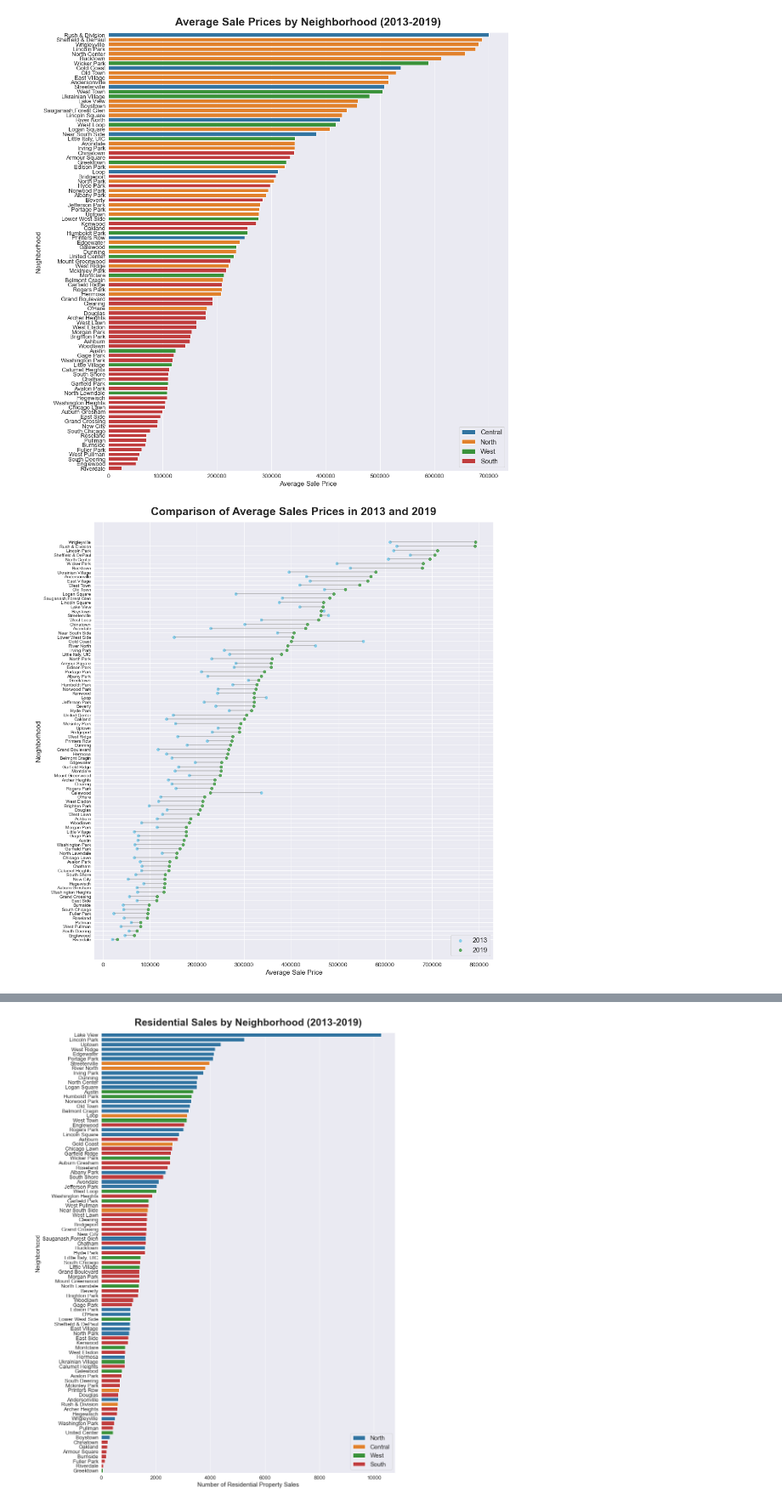
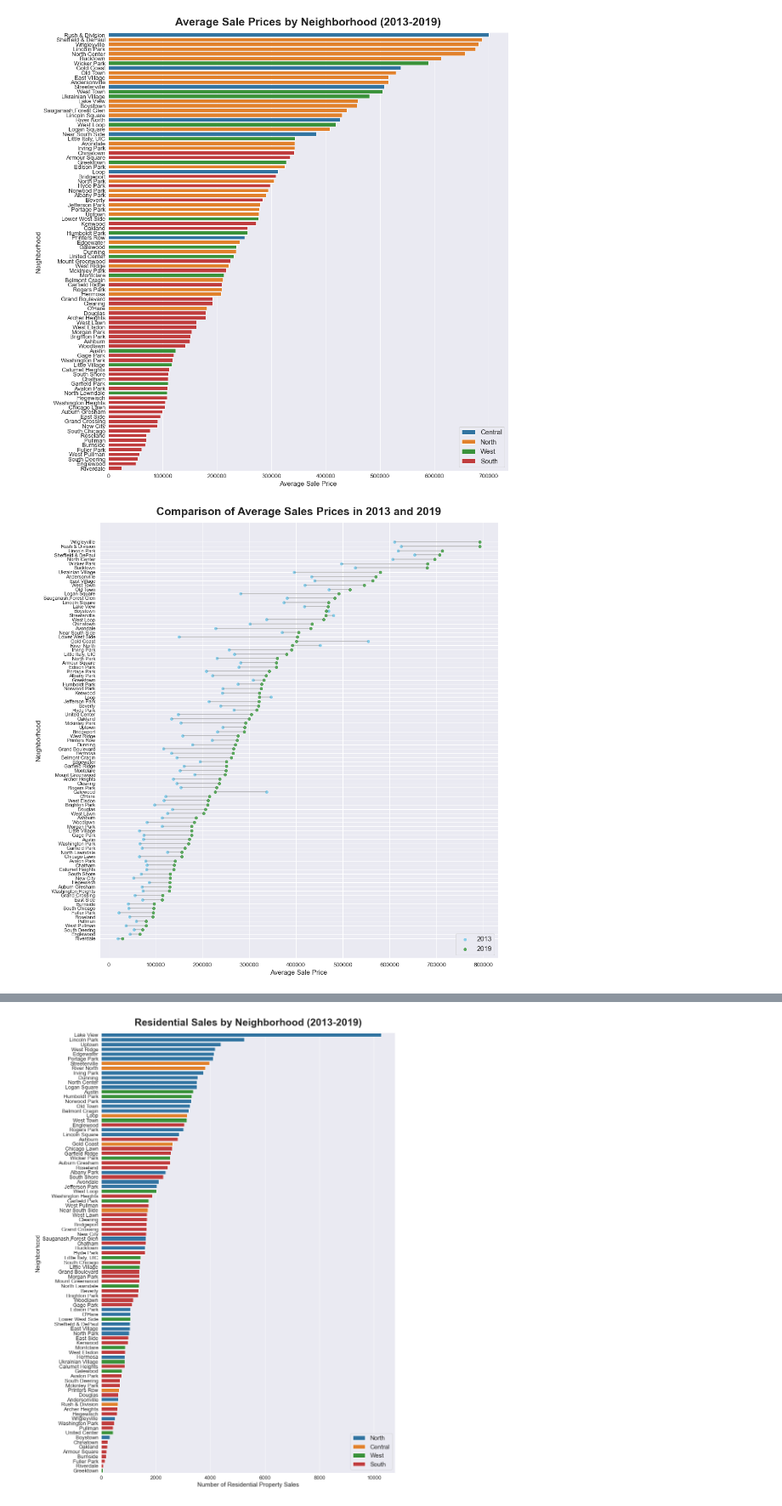
Before and after one commit to ymericson/ml-project, a Jupyter notebook: data_viz.ipynb, the cells around one changed output, grey strips where cells are left out. Shown at 85% size. Saved outputs shown, nothing was run; the diff lists cells and outputs as text; code cells hidden in the pictures.

Commit message:
added more graphs

```diff
--- a/data_viz.ipynb
+++ b/data_viz.ipynb
@@ -6,7 +6,7 @@ sns.set_style('darkgrid')
 # %%
 sales_gdf = pd.read_csv('data/sales_gdf.csv')
 # %%
-final_df = pd.read_csv('data/Full Data long.csv')
+final_df = pd.read_csv('data/Full_Data_long.csv')
 final_df.info()
 final_df.head(3)
 # %% [output]
@@ -51,5 +56,5 @@ final_df[final_df['addr'] == '155 N HARBOR DR'][['pri_neigh', 'sale_price', 'add
 # %%
-final_df['pricer_per_sqft'] = final_df['sale_price'] / final_df['hd_sf'] / final_df['n_units']
+final_df['pricer_per_sqft'] = final_df['sale_price'] / final_df['actual_sf']
 #final_df['pricer_per_unit'] = final_df['sale_price'] / final_df['n_units']
 final_df_avgsale = pd.DataFrame(final_df.groupby('pri_neigh')['pricer_per_sqft'].mean().sort_values(ascending=False)).reset_index()
 final_df_avgsale = final_df_avgsale.merge(sales_gdf[['pri_neigh', 'side']].drop_duplicates(), on='pri_neigh', how='left')
@@ -107,29 +114,32 @@ plt.show()
 # %%
 sales_compare = final_df[(final_df['Year'] == 2013) | (final_df['Year'] == 2019)]
 sales_compare = sales_compare.groupby(['pri_neigh', 'Year'])['sale_price'].mean().unstack()
 sales_compare = sales_compare.sort_values(by=2019, ascending=True)
+sales_compare['diff'] = sales_compare[2019] - sales_compare[2013]
+
 
 my_range=range(1,len(sales_compare.index)+1)
 
 # The vertical plot is made using the hline function
 # I load the seaborn library only to benefit the nice looking feature
 fig, ax = plt.subplots(figsize=(16,18))
 
 plt.hlines(y=my_range, xmin=sales_compare[2013], xmax=sales_compare[2019], color='grey', alpha=0.6)
 plt.scatter(sales_compare[2013], my_range, color='skyblue', alpha=1, label='2013')
 plt.scatter(sales_compare[2019], my_range, color='green', alpha=0.6 , label='2019')
 plt.legend()
 
 # Add title and axis names
 ax.set_title('Comparison of Average Sales Prices in 2013 and 2019', fontsize=25,
              fontweight="bold", loc='center', y=1.01)
 ax.set_xlabel('Average Sale Price', fontsize=15)
 ax.set_ylabel('Neighborhood', fontsize=15)
 plt.xticks(fontsize=13)
 plt.yticks(my_range, sales_compare.index)
 plt.legend(loc='lower right', fontsize=15)
 
+fig.tight_layout()
 plt.savefig('figures/avg_saleprice.png')
 plt.show()
 # %% [output]
-[figure, old version]
+[figure, new version]
```
Also changed, not shown: parts of 19 cells of this notebook, 3 other files.
